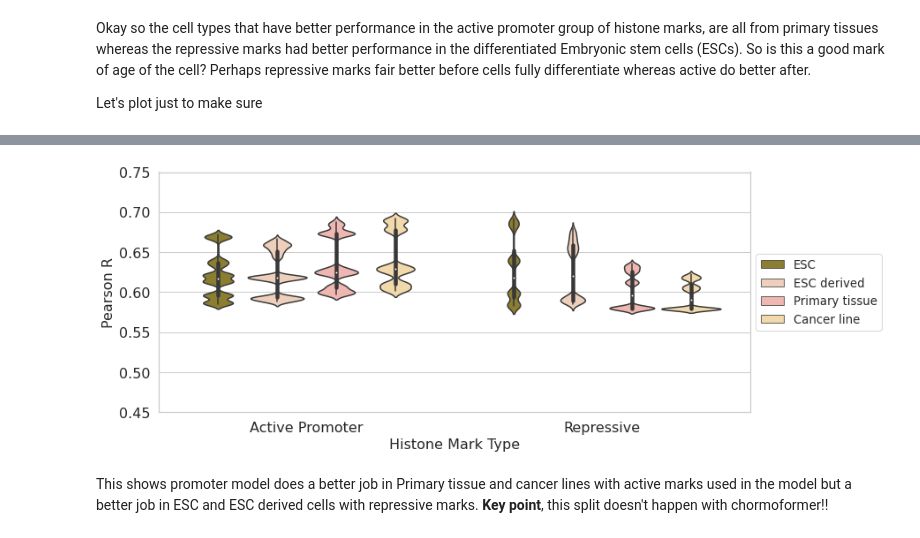
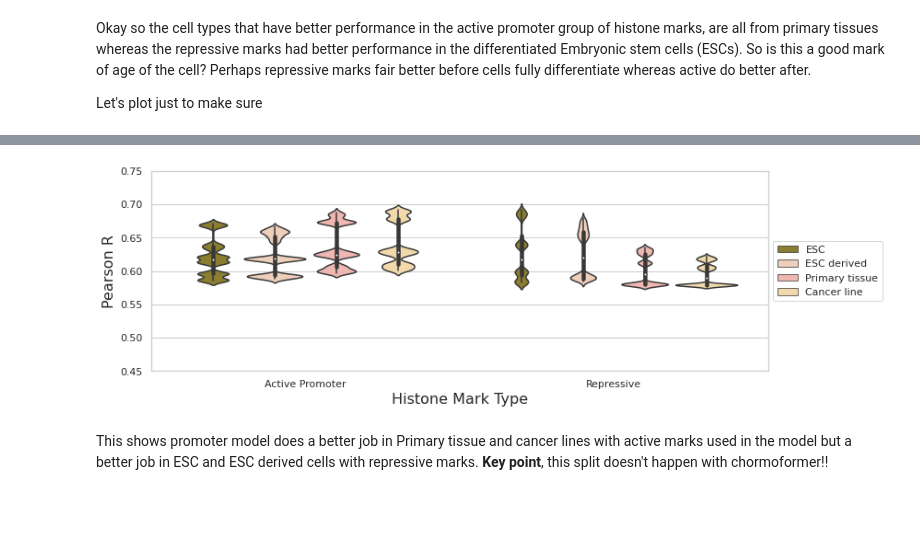
Before and after one commit to neurogenomics/chromexpress, a Jupyter notebook: Predicting.ipynb, the cells around one changed output, grey strips where cells are left out. Saved outputs shown, nothing was run; the diff lists cells and outputs as text; code cells hidden in the pictures; blank space fills up the shorter version.

```diff
--- a/Predicting.ipynb
+++ b/Predicting.ipynb
@@ -245,7 +123,11 @@ Plot pred versus act - Any visible bias?
 # %%
 import seaborn as sns
 import matplotlib.pyplot as plt
+from matplotlib.patches import Rectangle
+sns.set(rc={'figure.figsize':(12, 3)})
+sns.set(font_scale = 1.2)
 sns.set_theme(style="white")
+
 
 losses_agg = losses.copy()
 losses_agg['avg_Pearson_R'] = losses_agg.groupby(['assay', 'cell','fold'])['Pearson_R'].transform('mean')
@@ -261,7 +143,7 @@ cmap = sns.diverging_palette(1080, 400, as_cmap=True)
 g = sns.clustermap(corr,
                    cmap=cmap, vmax=1,vmin=-1,
                    linewidths=.5, cbar_kws={"shrink": .5},
-                   annot=True,
+                   annot=True,figsize=(12,5)
                   )
 
 mask = np.triu(np.ones_like(corr))
@@ -275,9 +157,12 @@ g.ax_col_dendrogram.set_visible(False)
 ax = g.ax_heatmap
 ax.text(2,0.5,"AAAAAAAAAAAAAA"*3,backgroundcolor='w',color='w')
 ax.text(2,1.5,"AAAAAAAAAAAAAA"*3,backgroundcolor='w',color='w')
-ax.text(3,2.5,"AAAAAAAAAAAAAAAAA"*2,backgroundcolor='w',color='w')
+ax.text(3,2.5,"AAAAAAAAAAAAAAAAAAA"*2,backgroundcolor='w',color='w')
 ax.text(5,3.5,"AAAAAAAAAAAAAAA",backgroundcolor='w',color='w')
 ax.text(5,4.5,"AAAAAAAAAAAAAAA",backgroundcolor='w',color='w')
-
+ax.add_patch(Rectangle((4, 5), 2, 2, fill=False, edgecolor=pal[6], lw=4, clip_on=False))
+ax.add_patch(Rectangle((0, 1), 1, 1, fill=False, edgecolor=pal[6], lw=4, clip_on=False))
+g.ax_cbar.set_position((0.025, .087, .03, .2))
+plt.savefig(str(PROJECT_PATH/"model_results"/"plots"/"prom_model_corr_mat.pdf"),dpi=1000,bbox_inches='tight')
 plt.show()
 # %% [output]
@@ -440,5 +216,23 @@ Adjusted P-Values:  [0. 0.]
 # %%
 #split 4 groups
+#first get perf rank for each hist mark so can prove, hist marks in the two groups discussed above is the same
+#and the opposite to one another i.e. backing up the corr results
+#get average of folds
+losses_agg_ca = losses_agg.copy()
+losses_agg_ca['avg_Pearson_R'] = losses_agg_ca.groupby(['assay', 'cell'])['avg_Pearson_R'].transform('mean')
+losses_agg_ca = losses_agg_ca.drop_duplicates(subset=['assay', 'cell'])
+losses_agg_ca.sort_values(['assay','avg_Pearson_R'],
+                       ascending=[True, False],inplace=True)
+
+#check rank prom group
+act_prom_rank = losses_agg_ca[losses_agg_ca['assay']=='h3k27ac']['cell'].to_list()
+#check rank repress group
+#last position is diff.......
+repres_rank = losses_agg_ca[losses_agg_ca['assay']=='h3k9me3']['cell'].to_list()
+
+rm_meta = pd.read_csv(str(PROJECT_PATH/'metadata/roadmap_metadata.csv'))
+rm_meta['Epigenome ID (EID)'] = pd.Categorical(rm_meta['Epigenome ID (EID)'], act_prom_rank)
+rm_meta.sort_values('Epigenome ID (EID)',inplace=True)
 
 losses_ = losses.copy()
 #add histone mark groups
@@ -457,37 +251,37 @@ losses_['cell_anatomy_grp'] = np.where(losses_['ANATOMY'].isin(['ESC', 'ESC_DERI
                                        'ESC derived','Primary tissue')
 
 #add cell anatomy type 2
 losses_['cell_anatomy_grp2'] = np.where(losses_['ANATOMY'].isin(['ESC']),
                                        'ESC',np.where(losses_['ANATOMY'].isin(['ESC_DERIVED']),'ESC derived',
                                                       np.where(losses_['cell'].isin(['E118','E114']),
                                                                'Cancer line','Primary tissue')))
 
 #Mann-Whitney U-Test
 import scipy.stats as stats
 import statsmodels.stats.multitest as multi
 # perform two-sided test.
 grps = set(losses_['hist_mark_group'])
 
 import seaborn as sns
 import matplotlib.pyplot as plt
 
-sns.set(rc={'figure.figsize':(12, 5)})
+sns.set(rc={'figure.figsize':(12, 4)})
 sns.set(font_scale = 1.2)
-sns.set_style("whitegrid")
+sns.set_theme(style="whitegrid")
 # Plot
 ax = sns.violinplot(x="hist_mark_group", y="Pearson_R", hue="cell_anatomy_grp2",
                     palette=pal,data=losses_)
 
 # Put the legend out of the figure
 ax.legend(loc='center left', bbox_to_anchor=(1, 0.5))
 
 ax.set_xlabel('Histone Mark Type',fontsize=16)
 ax.set_ylabel('Pearson R',fontsize=16)
-ax.tick_params(labelsize=16)
+perf_plt.tick_params(labelsize=11)
 ax.set(ylim=(0.45, 0.75))
-
+plt.savefig(str(PROJECT_PATH/"model_results"/"plots"/"prom_model_cell_state_perf.pdf"),dpi=1000,bbox_inches='tight')
 plt.show()
 # %% [output]
-[figure, old version]
+[figure, new version]
 # %% [markdown]
 This shows promoter model does a better job in Primary tissue and cancer lines with active marks used in the model but a better job in ESC and ESC derived cells with repressive marks. **Key point**, this split doesn't happen with chormoformer!!
```
Also changed, not shown: parts of 47 cells of this notebook, 2 other files.
